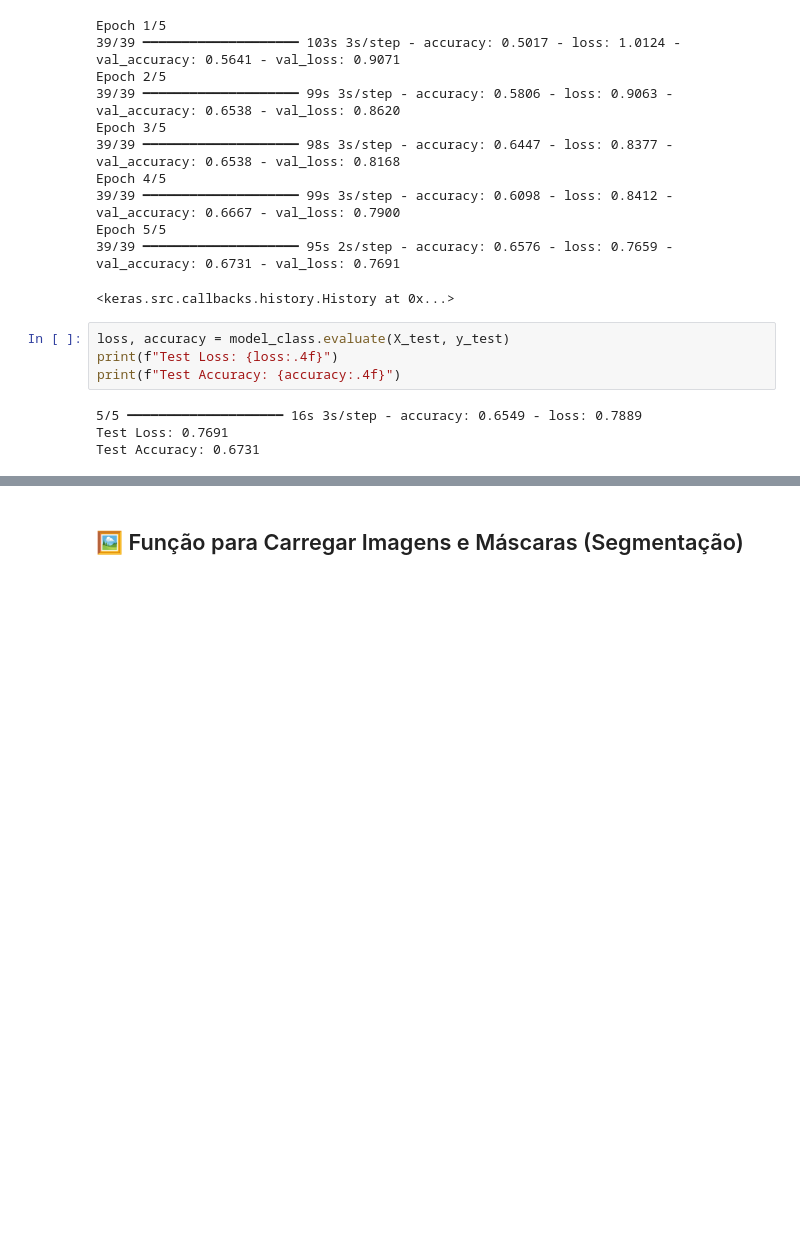
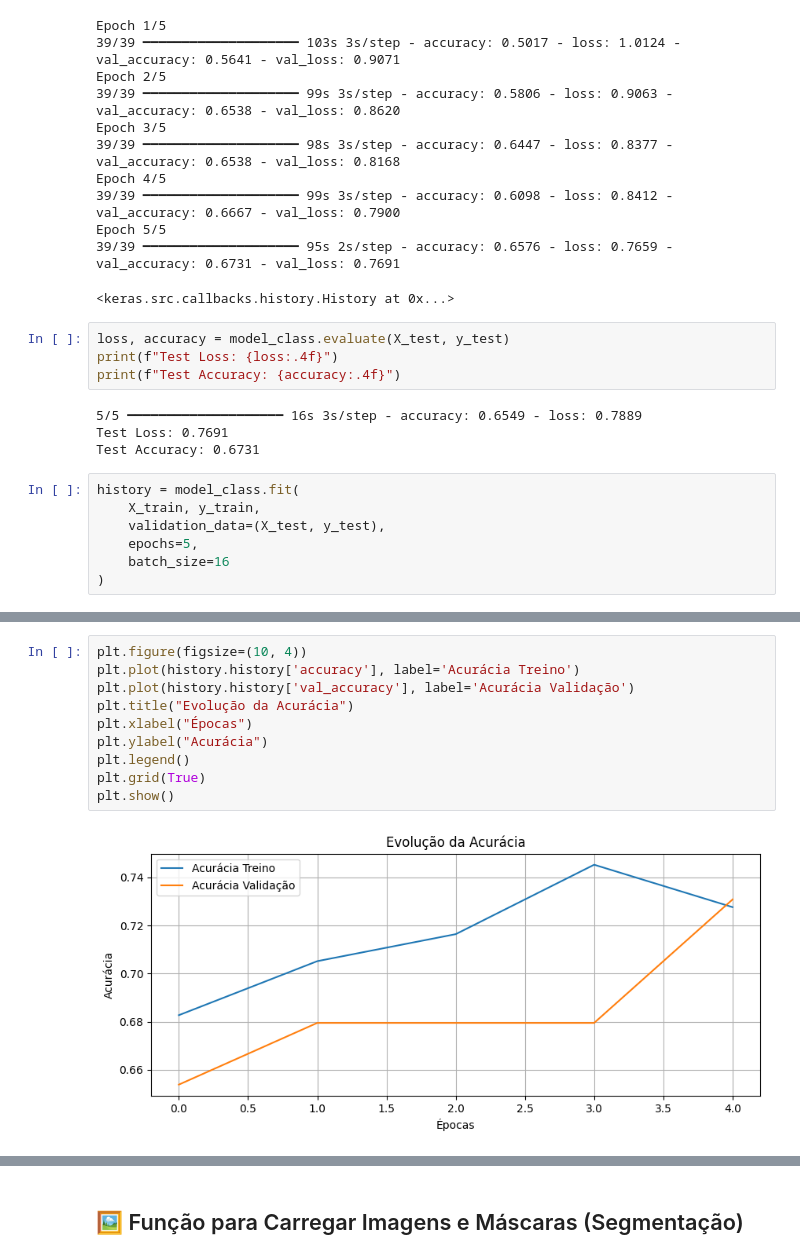
Before and after one commit to GabrielSSAlmeida/Breast-Ultrasound-Images-Dataset, a Jupyter notebook: breast_ultrasound_vgg16_unet_kaggleapi.ipynb, the cells around one changed output, grey strips where cells are left out. Cells and saved outputs as stored; diff of their text form; blank space fills up the shorter version.

```diff
--- a/breast_ultrasound_vgg16_unet_kaggleapi.ipynb
+++ b/breast_ultrasound_vgg16_unet_kaggleapi.ipynb
@@ -143,3 +147,10 @@ print(f"Test Accuracy: {accuracy:.4f}")
 5/5 ━━━━━━━━━━━━━━━━━━━━ 16s 3s/step - accuracy: 0.6549 - loss: 0.7889
 Test Loss: 0.7691
 Test Accuracy: 0.6731
+# %%
+history = model_class.fit(
+    X_train, y_train,
+    validation_data=(X_test, y_test),
+    epochs=5,
+    batch_size=16
+)
@@ -145,0 +168,12 @@ Test Accuracy: 0.6731
+# %%
+plt.figure(figsize=(10, 4))
+plt.plot(history.history['accuracy'], label='Acurácia Treino')
+plt.plot(history.history['val_accuracy'], label='Acurácia Validação')
+plt.title("Evolução da Acurácia")
+plt.xlabel("Épocas")
+plt.ylabel("Acurácia")
+plt.legend()
+plt.grid(True)
+plt.show()
+# %% [output]
+[figure, added]
```
Also changed, not shown: parts of 9 cells of this notebook, 1 other file.
